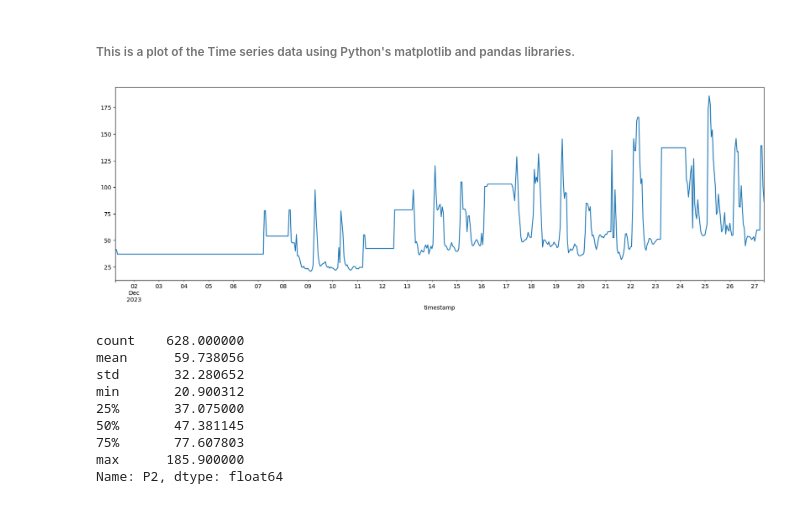
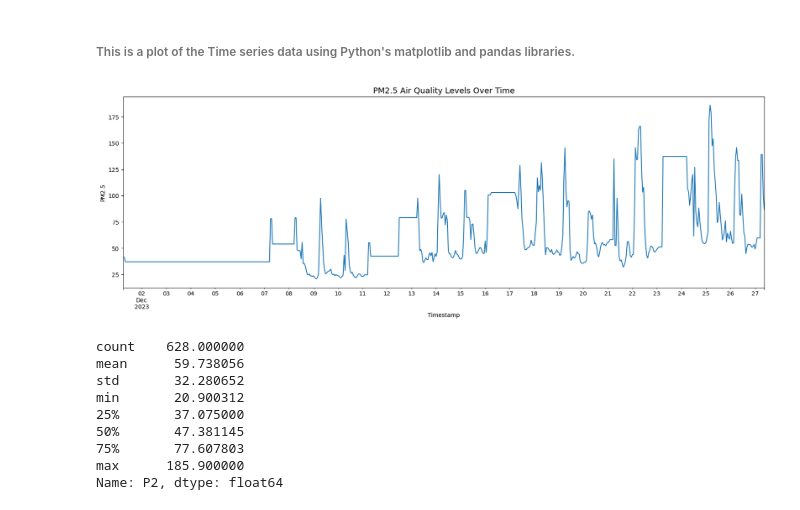
Before and after one commit to ungest/Predicting-air-quality-in-Lagos, a Jupyter notebook: model/air-quality-in-lagos_MongoDB.ipynb, the cells around one changed output. Cells and saved outputs as stored; diff of their text form; code cells hidden in the pictures.

```diff
--- a/model/air-quality-in-lagos_MongoDB.ipynb
+++ b/model/air-quality-in-lagos_MongoDB.ipynb
@@ -150,9 +150,12 @@ plt.ylabel("correlation coefficient");
 ###### This is a plot of the Time series data using Python's matplotlib and pandas libraries.
 # %%
 fig, ax = plt.subplots(figsize=(20, 6))
-y.plot(ax=ax);
+y.plot(ax=ax)
+plt.xlabel("Timestamp")
+plt.ylabel("PM2.5")
+plt.title('PM2.5 Air Quality Levels Over Time', fontsize=14);
 # %% [output]
-[figure, old version]
+[figure, new version]
 # %%
 y.describe()
 # %% [output]
```
Also changed, not shown: parts of 1 cell of this notebook.
